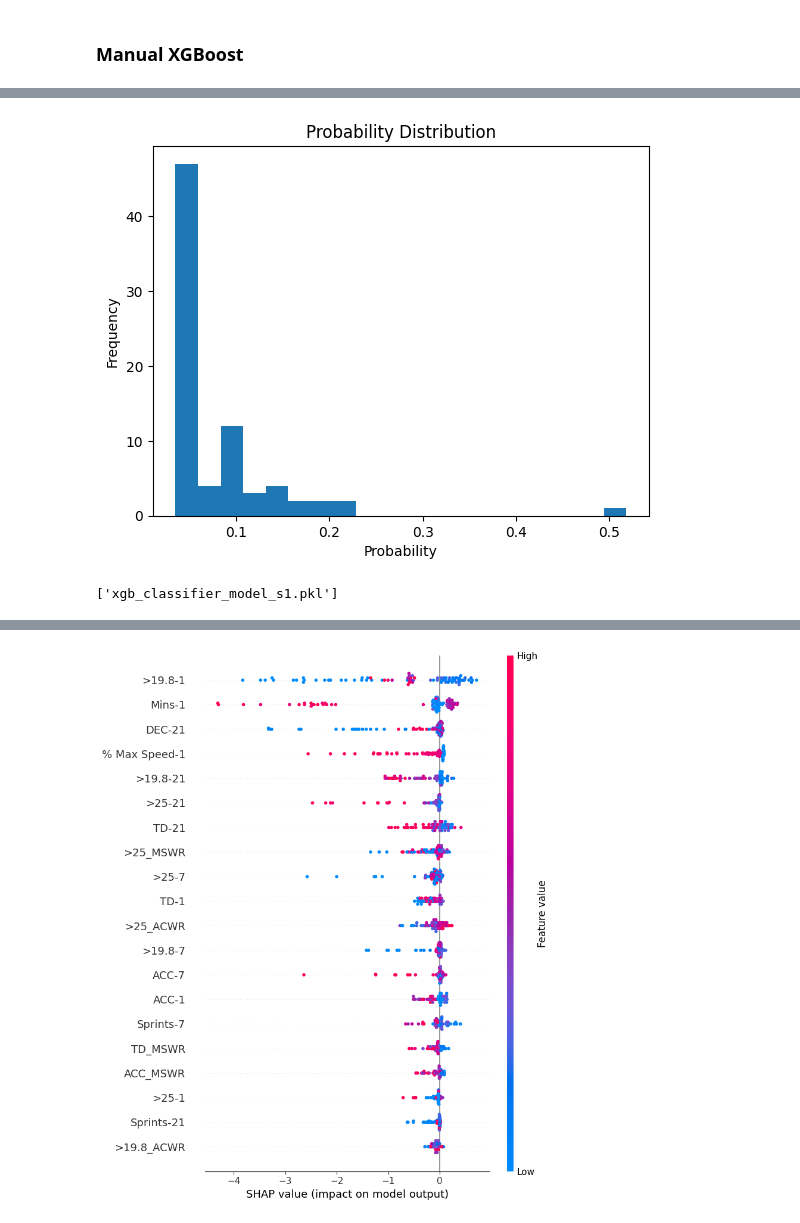
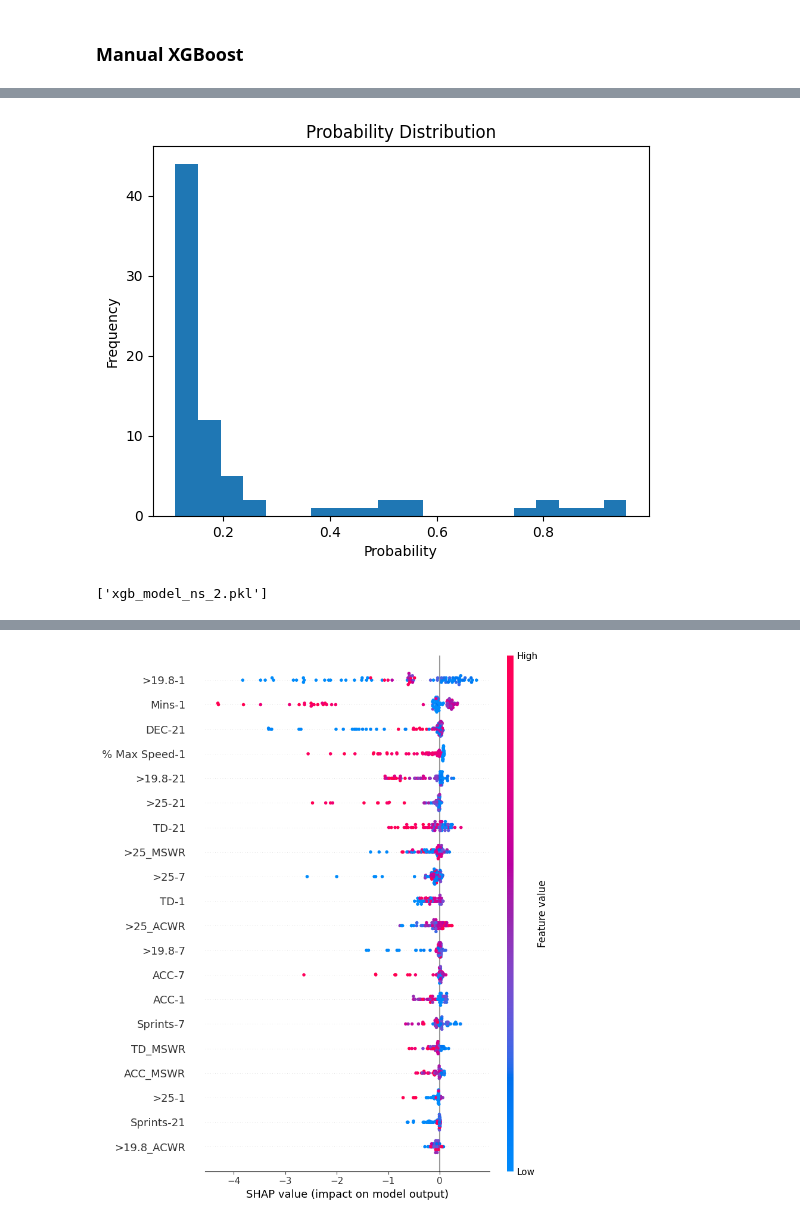
Before and after one commit to Tommy-Las/WatfordFC, a Jupyter notebook: ML_Model.ipynb, the cells around one changed output, grey strips where cells are left out. Drawn from its saved outputs; the diff is of its cells as text; code cells hidden in the pictures.

Commit message:
processed new data, new models for xgb

```diff
--- a/ML_Model.ipynb
+++ b/ML_Model.ipynb
@@ -473,8 +520,7 @@ X_test.drop(columns=['Injury'], inplace=True)
 # %% [markdown]
 ### Split random
 # %%
-extra_cols = df_sorted[['DATE', 'PlayerID']]
-X = df_sorted[list(metrics_train) + ['PlayerID', 'DATE']]
+X = df_sorted[list(metrics_train)]
 y = df_sorted['Injury']
 
 # Split the data into training and test sets
@@ -488,19 +534,28 @@ y_test.reset_index(drop=True, inplace=True)
 
 X_test_original = X_test.copy()
 
-X_train.drop(columns=['Injury', 'PlayerID', 'DATE'], inplace=True)
-X_test.drop(columns=['Injury', 'PlayerID', 'DATE'], inplace=True)
+# X_train.drop(columns=['Injury', 'PlayerID', 'DATE'], inplace=True)
+# X_test.drop(columns=['Injury', 'PlayerID', 'DATE'], inplace=True)
+
+X_train.drop(columns=['Injury'], inplace=True)
+X_test.drop(columns=['Injury'], inplace=True)
 # %% [markdown]
 ## SMOTE or SMOTEEN oversampling technique
 # %%
 # Apply SMOTE to training data
-smote = SMOTE(random_state=42)
-X_train , y_train = smote.fit_resample(X_train, y_train)
+# smote = SMOTE(random_state=42)
+# X_train , y_train = smote.fit_resample(X_train, y_train)
 
 # Apply SMOTEEN to training data
 # smote_enn = SMOTEENN(random_state=42)
 # X_train, y_train = smote_enn.fit_resample(X_train, y_train)
 
+from imblearn.combine import SMOTETomek
+
+# Apply SMOTE-Tomek to training data
+smote_tomek = SMOTETomek(random_state=42)
+X_train, y_train = smote_tomek.fit_resample(X_train, y_train)
+
 print("Class distribution after SMOTE:")
 print(pd.Series(y_train).value_counts())
 print(pd.Series(y_train).value_counts())
@@ -1231,36 +1278,61 @@ base_params_xgboost = {
 
 param_grid = {
   'learning_rate':0.005,  # Explore smaller learning rates
-  'max_depth':13,            # Test broader depth values
-  'n_estimators':500,     # Include larger estimators
-  'scale_pos_weight': 15,
+  'max_depth':15,            # Test broader depth values
+  'n_estimators':400,     # Include larger estimators
+  'scale_pos_weight':9,
   'alpha': 0,  # L regularization
   'gamma': 0,  # Minimum loss reduction
 }
 
+# Big Dataset:
+
+# SMOTEKK
+# Final Test ROC-AUC: 0.9019
+# Confusion Matrix:
+# [[1829  143]
+#  [   5    8]]
+
+# SMOTE
+# Final Test ROC-AUC: 0.8800
+# Confusion Matrix:
+# [[1840  132]
+#  [   5    8]]
+
 # param_grid = {
 #   'learning_rate':0.005,  # Explore smaller learning rates
-#   'max_depth':11,            # Test broader depth values
-#   'n_estimators':400,     # Include larger estimators
-#   'scale_pos_weight': 13,
+#   'max_depth':14,            # Test broader depth values
+#   'n_estimators':500,     # Include larger estimators
+#   'scale_pos_weight': 9,
 #   'alpha': 0,  # L regularization
 #   'gamma': 0,  # Minimum loss reduction
 # }
 
+# Reduced Dataset
+
+# Final Test ROC-AUC: 0.8025
+# Confusion Matrix:
+# [[58 11]
+#  [ 3  5]]
+
 # param_grid = {
-#   'learning_rate':0.006,  # Explore smaller learning rates
+#   'learning_rate':0.005,  # Explore smaller learning rates
 #   'max_depth':15,            # Test broader depth values
 #   'n_estimators':400,     # Include larger estimators
-#   'scale_pos_weight': 13,
+#   'scale_pos_weight': 11,
 #   'alpha': 0,  # L regularization
 #   'gamma': 0,  # Minimum loss reduction
 # }
 
+# Final Test ROC-AUC: 0.7971
+# Confusion Matrix:
+# [[62  7]
+#  [ 3  5]]
 # param_grid = {
-#   'learning_rate':0.007,  # Explore smaller learning rates
-#   'max_depth':13,            # Test broader depth values
-#   'n_estimators':400,     # Include larger estimators
-#   'scale_pos_weight': 15,
+#   'learning_rate':0.005,  # Explore smaller learning rates
+#   'max_depth':15,            # Test broader depth values
+#   'n_estimators':500,     # Include larger estimators
+#   'scale_pos_weight': 12,
 #   'alpha': 0,  # L regularization
 #   'gamma': 0,  # Minimum loss reduction
 # }
@@ -1287,7 +1359,7 @@ final_model.fit(X_train_scaled,
 # Predict class labels (0 or 1) on the test set
 y_pred_probs = final_model.predict_proba(X_test_scaled)[:, 1]
 # Apply custom threshold
-threshold = 0.4
+threshold = 0.35
 y_pred = (y_pred_probs >= threshold).astype(int)
 
 test_roc_auc = roc_auc_score(y_test, y_pred_probs)
@@ -1325,9 +1397,9 @@ weighted avg       0.83      0.90      0.86        77
-[figure, old version]
+[figure, new version]
 # %%
 import joblib
-joblib.dump(final_model, 'xgb_classifier_model_s1.pkl')
+joblib.dump(final_model, 'xgb_model_ns_2.pkl')
 # %% [output]
-['xgb_classifier_model_s1.pkl']
+['xgb_model_ns_2.pkl']
 # %%
 # Get probabilities from XGBoost
 xgboost_probabilities = y_pred_probs
```
Also changed, not shown: parts of 17 cells of this notebook, 7 other files.
